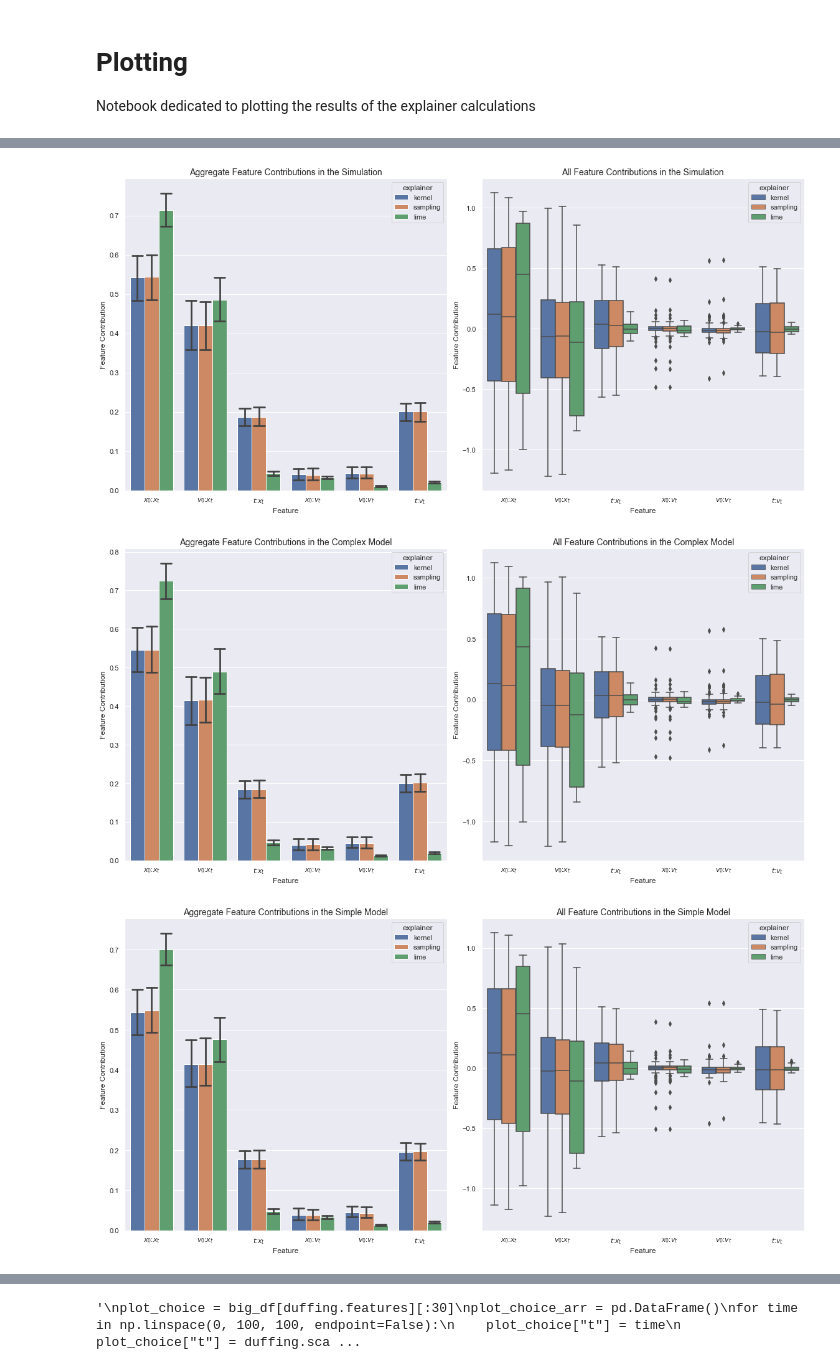
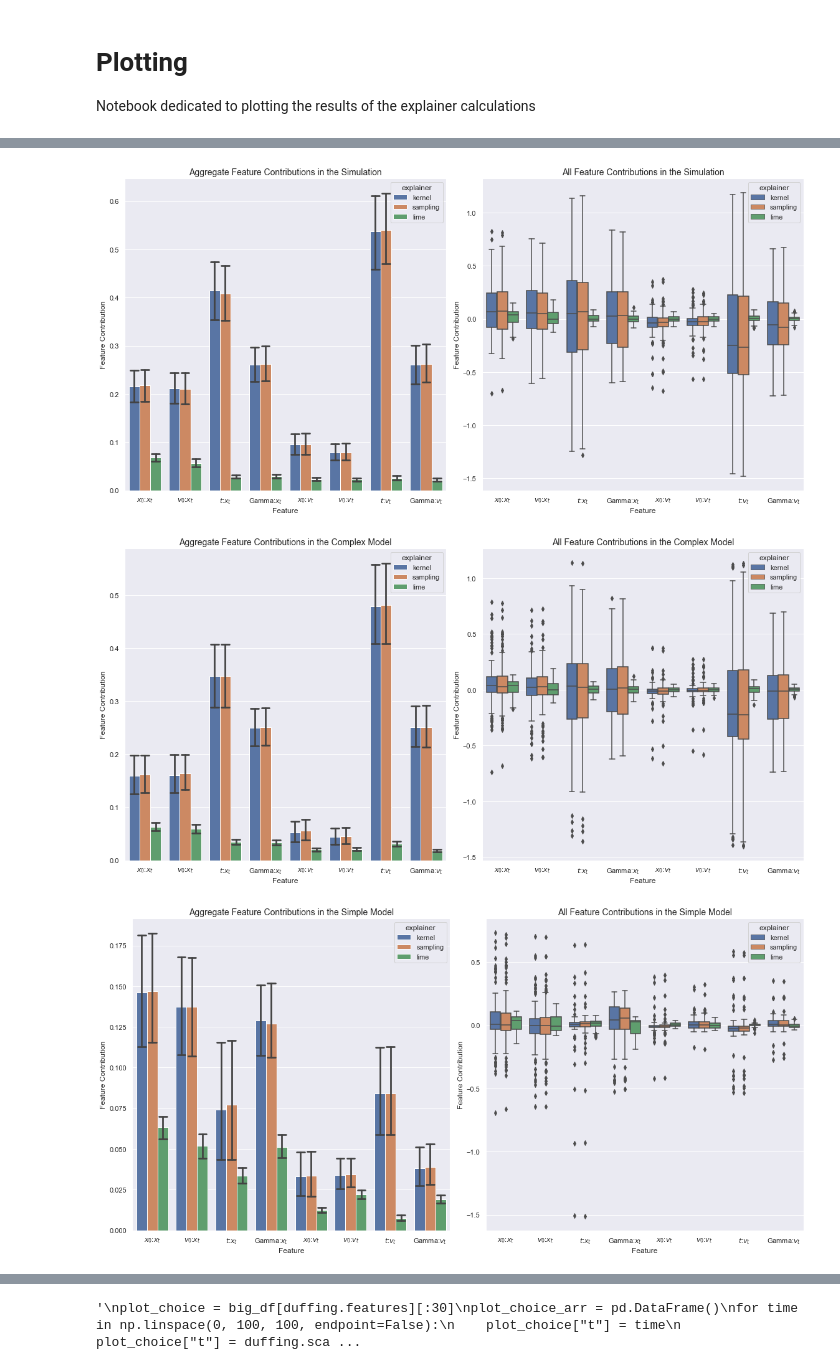
Before and after one commit to wgrosche/XAI, a Jupyter notebook: Plotting/Plotting_Notebook_all.ipynb, the cells around one changed output, grey strips where cells are left out. Cells and saved outputs as stored; diff of their text form; code cells hidden in the pictures.

```diff
--- a/Plotting/Plotting_Notebook_all.ipynb
+++ b/Plotting/Plotting_Notebook_all.ipynb
@@ -61,8 +61,8 @@ Param_array = [{'alpha' : -1.0, 'beta' : 1.0, 'gamma' : 0.37, 'delta' : 0.3, 'om
                   {'alpha' : -1.0, 'beta' : 1.0, 'gamma' : 0.5, 'delta' : 0.3, 'omega' : 1.2}]
 
 
-i = 0
-k = 1
+i = 3
+k = 0
 
 plot_features = [r"$x_0$", r"$v_0$", r"$t$"]
 plot_labels = [r"$x_t$", r"$v_t$"]
@@ -72,19 +72,19 @@ feature_setting = Settings[i]
 params = Param_array[k]
 
 plot_features.append(feature_setting)
-results_folder = "Array_Submission_8/"
+results_folder = "Array_Submission_9/"
 save = True
 save_suffix = "_setting_"+str(i)+"_param_"+str(k)
 
 
 if feature_setting == "Base":
-    from Array_Submission_8.BaseDuffing import Duffing
+    from Array_Submission_9.BaseDuffing import Duffing
 elif feature_setting == "Random":
-    from Array_Submission_8.RandomDuffing import Duffing
+    from Array_Submission_9.RandomDuffing import Duffing
 elif feature_setting == "Energy":
-    from Array_Submission_8.EnergyDuffing import Duffing
+    from Array_Submission_9.EnergyDuffing import Duffing
 elif feature_setting == "Gamma":
-    from Array_Submission_8.GammaDuffing import Duffing
+    from Array_Submission_9.GammaDuffing import Duffing
 # %%
 # load dataset
 duffing = Duffing(parameters = params)
@@ -294,37 +294,37 @@ for model_ in Model_types:
             agg_df_2 = agg_df_2.append(temp_df)
 
     agg_df_3 = agg_df_2.where(agg_df_2["explainer"].isin(["kernel", "sampling", "lime"])).dropna()
     for i, feat_ in enumerate(duffing.features):
         for j, label_ in enumerate(duffing.labels):
             agg_df_3 = agg_df_3.replace(label_+"_"+feat_, plot_features[i] +":" +plot_labels[j])
 
     # aggregated feature importance
 
     # Aggregated
 
     f, axs = plt.subplots(1, 2, figsize = (16,8), gridspec_kw = dict(width_ratios = [4,4]))
 
 
     sns.barplot(data=agg_df_3, x = 'feature', y = np.abs(agg_df_3['value']), hue = 'explainer', ax = axs[0], ci = 95, capsize=.2)
 
-    axs[0].set_title(r"Aggregate Feature Contributions in the " + model_mames[model_], fontsize = 14)
+    axs[0].set_title(r"Aggregate Feature Contributions in the " + model_names[model_], fontsize = 14)
     axs[0].set_xlabel('Feature')
     axs[0].set_ylabel('Feature Contribution')
 
     sns.boxplot(data=agg_df_3, x = 'feature', y = 'value', ax = axs[1], hue = 'explainer')
     axs[1].set_title(r"All Feature Contributions in the " + model_names[model_] , fontsize = 14)
     axs[1].set_xlabel('Feature')
     axs[1].set_ylabel('Feature Contribution')
 
 
     f.tight_layout()
 
     if save == True:
         f.savefig("Images/Aggregate/Lime"+models_+"_"+save_suffix+".svg", dpi='figure')
 # %% [output]
-[figure, old version]
+[figure, new version]
-[figure, old version]
+[figure, new version]
-[figure, old version]
+[figure, new version]
 # %%
 num_limits = [(-0.1,0.1), (-0.1,0.1), (-50,50)]
 
```
Also changed, not shown: parts of 7 cells of this notebook, 10 other files.
